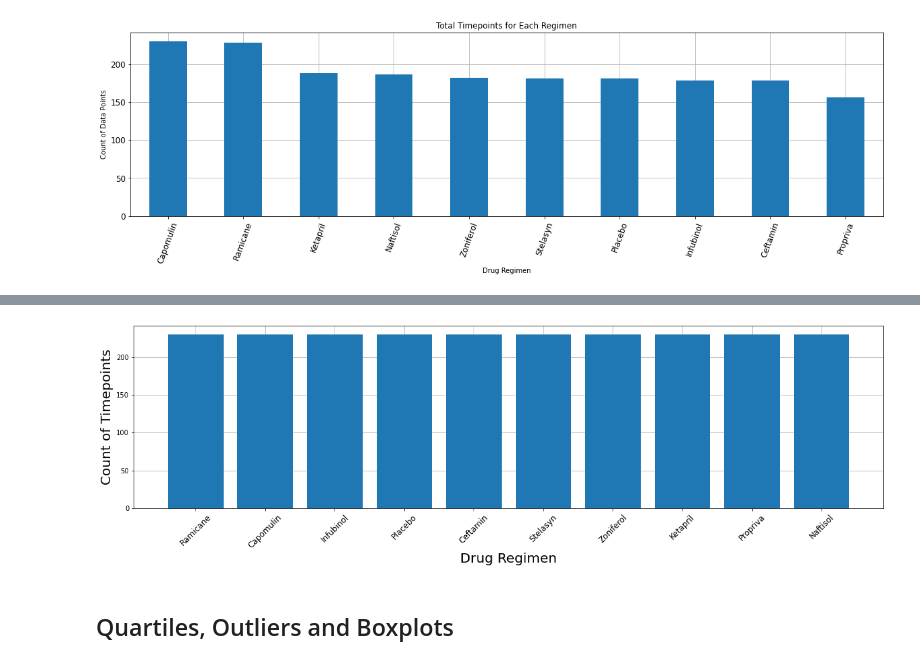
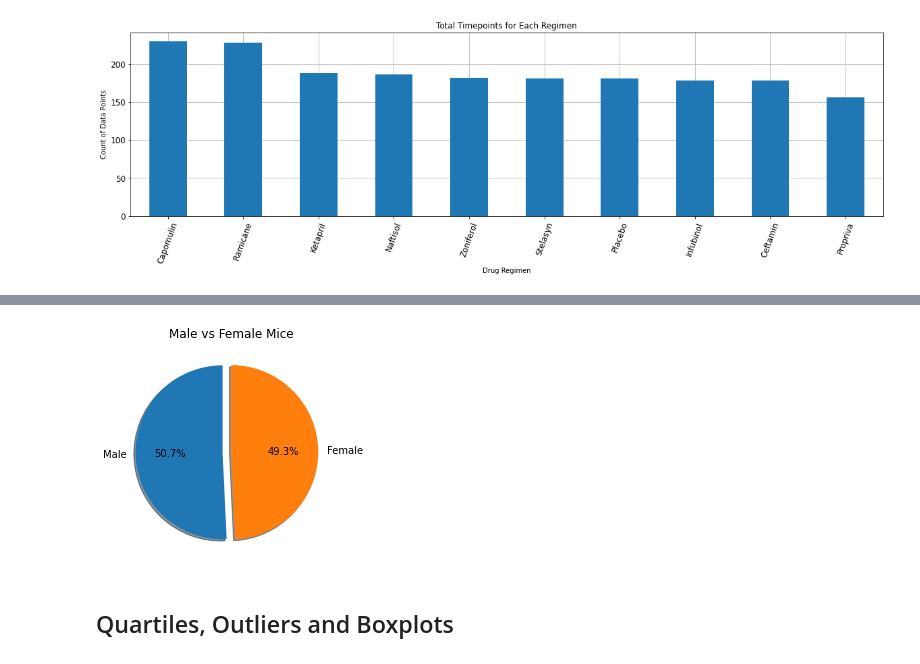
Before and after one commit to jakewmayfield/Matplotlib-Pymaceuticals, a Jupyter notebook: Pymaceuticals-Matplotlib.ipynb, the cells around one changed output, grey strips where cells are left out. Cells and saved outputs as stored; diff of their text form; code cells hidden in the pictures.

Commit message:
pie chart 1

```diff
--- a/Pymaceuticals-Matplotlib.ipynb
+++ b/Pymaceuticals-Matplotlib.ipynb
@@ -237,14 +241,9 @@ print(height)
-# %%
-plt.figure(figsize=(20,5))
-plt.bar(x,height, zorder=3)
-plt.xlabel("Drug Regimen", fontsize=20)
-plt.ylabel("Count of Timepoints", fontsize=20)
-plt.xticks(rotation=45, fontsize=12)
-plt.grid()
-# %% [output]
-[figure, removed]
 # %%
 # Generate a pie plot showing the distribution of female versus male mice using Pandas
+pandas_pie = clean_df['Sex'].value_counts().plot.pie(startangle=90, explode=[0.1,0], title='Male vs Female Mice', label=" ",
+                                                    shadow=True, autopct='%1.1f%%')
+# %% [output]
+[figure, added]
 # %%
 # Generate a pie plot showing the distribution of female versus male mice using pyplot
 # %% [markdown]
```
Also changed, not shown: parts of 2 cells of this notebook.
